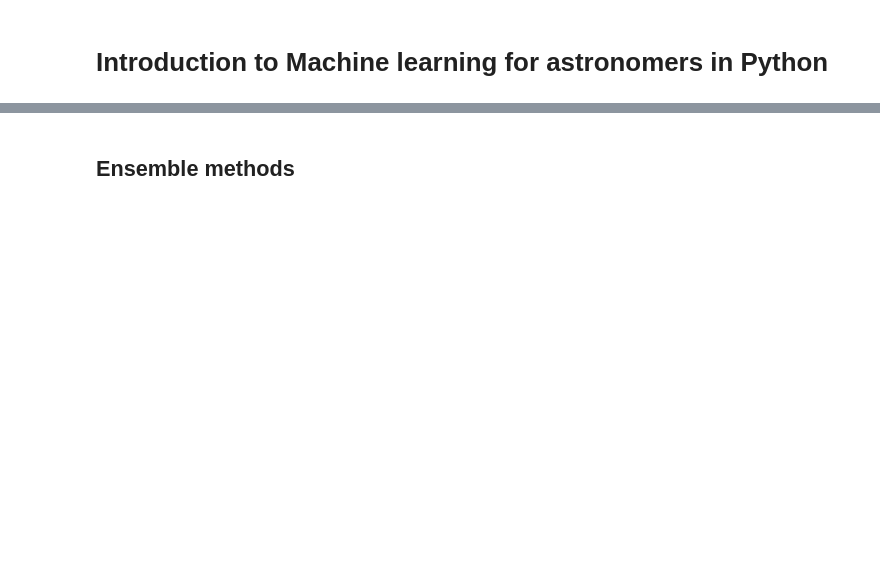
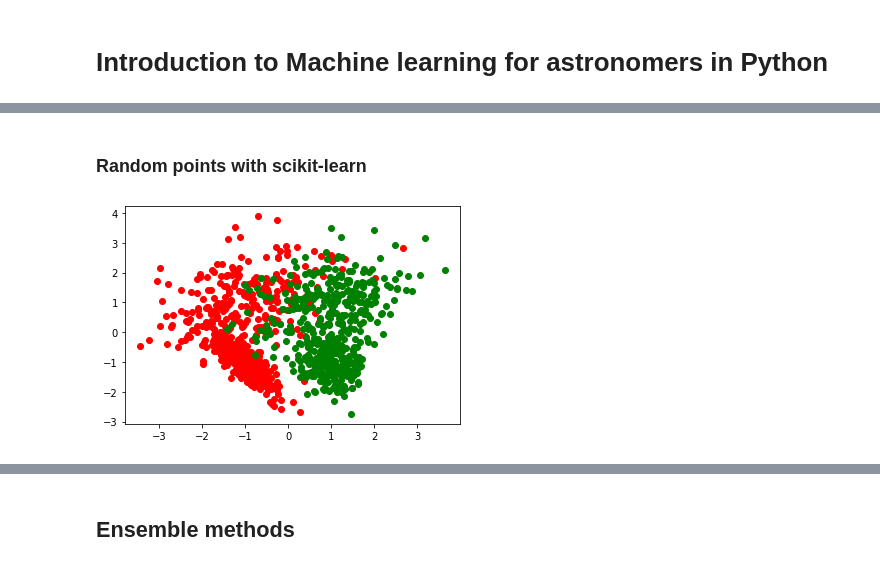
Before and after one commit to tomasplsek/AstroML, a Jupyter notebook: 03_sklearn2.ipynb, the cells around one changed output, grey strips where cells are left out. Drawn from its saved outputs; the diff is of its cells as text; code cells hidden in the pictures; blank space fills up the shorter version.

```diff
--- a/03_sklearn2.ipynb
+++ b/03_sklearn2.ipynb
@@ -13,0 +34,13 @@
+# %% [markdown]
+### **Random points with scikit-learn**
+# %%
+from sklearn.datasets import make_classification
+
+X, y = make_classification(n_samples=1000, n_classes=2, n_features=2, n_informative=2, n_redundant=0, random_state=666)
+
+i1, i2 = y == 0, y == 1
+
+plt.scatter(X[:, 0][i1], X[:, 1][i1], color='red')
+plt.scatter(X[:, 0][i2], X[:, 1][i2], color='green');
+# %% [output]
+[figure, added]
```
Also changed, not shown: parts of 27 cells of this notebook.
